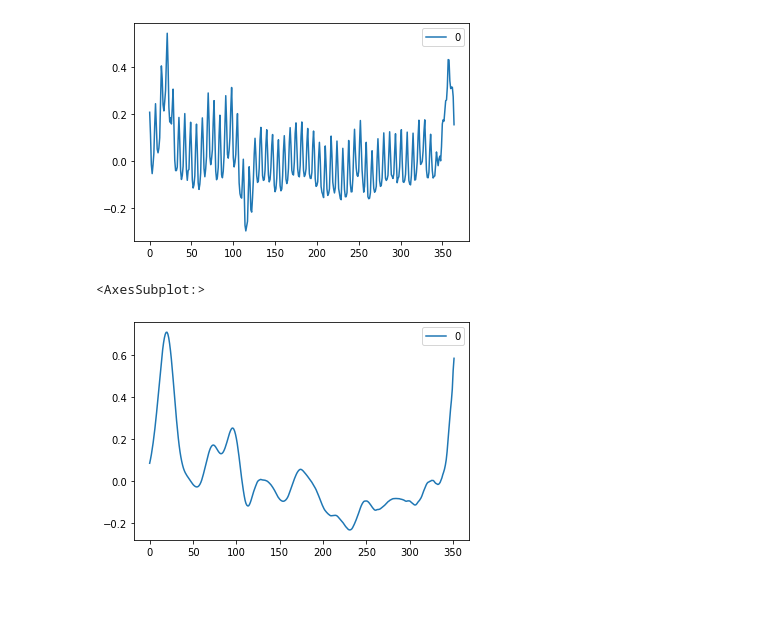
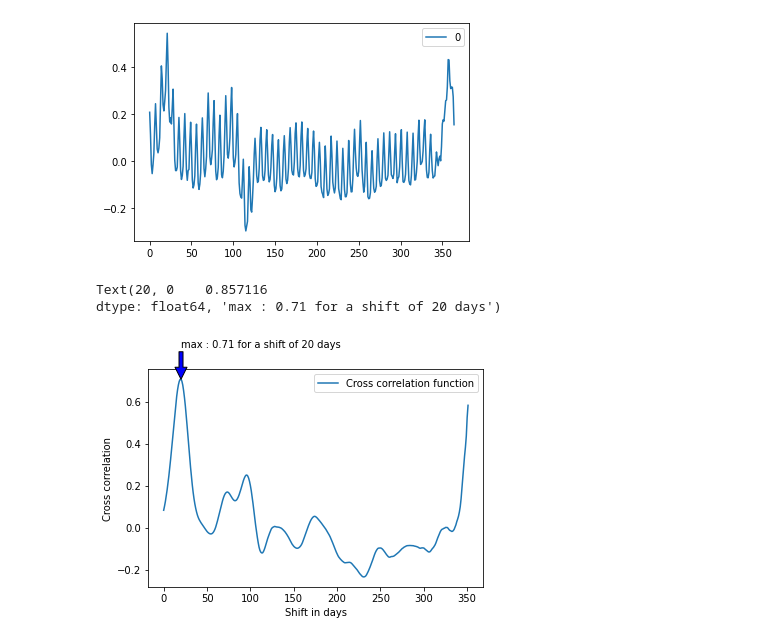
Before and after one commit to epfl-ada/ada-2021-project-data-alchemy, a Jupyter notebook: process.ipynb, the cells around one changed output. Drawn from its saved outputs; the diff is of its cells as text; code cells hidden in the pictures; blank space fills up the shorter version.

Commit message:
Additional ccf plots (comments needed)

```diff
--- a/process.ipynb
+++ b/process.ipynb
@@ -147,12 +147,3 @@ pd.DataFrame(output_ccf).plot()
 # %% [output]
 <AxesSubplot:>
 [figure]
-# %%
-hurr_r = dict_count_occurences['hurricane'].rolling(14).sum()[13:]
-clim_r = dict_count_occurences['climate change'].rolling(14).sum()[13:]
-
-output_ccf = pd.DataFrame(ccf(clim_r, hurr_r))
-output_ccf.plot()
-# %% [output]
-<AxesSubplot:>
-[figure, removed]
@@ -162,0 +150,21 @@ output_ccf.plot()
+# %%
+rolling = 14
+hurr_r = dict_count_occurences['hurricane'].rolling(rolling).sum()[rolling-1:]
+clim_r = dict_count_occurences['climate change'].rolling(rolling).sum()[rolling-1:]
+
+output_ccf = pd.DataFrame(ccf(clim_r, hurr_r))
+ax = output_ccf.plot()
+ax.legend(['Cross correlation function'])
+ax.set_xlabel("Shift in days")
+ax.set_ylabel("Cross correlation")
+
+ymax = output_ccf.max()
+xpos = np.where(output_ccf == ymax)
+xmax = xpos[0][0]
+
+ax.annotate('max : {} for a shift of {} days'.format(round(float(ymax),2), xmax), xy=(xmax, ymax), \
+    xytext=(xmax, ymax + 0.15), arrowprops=dict(facecolor='blue'),)
+# %% [output]
+Text(20, 0    0.857116
+dtype: float64, 'max : 0.71 for a shift of 20 days')
+[figure, added]
```
Also changed, not shown: parts of 1 cell of this notebook.
